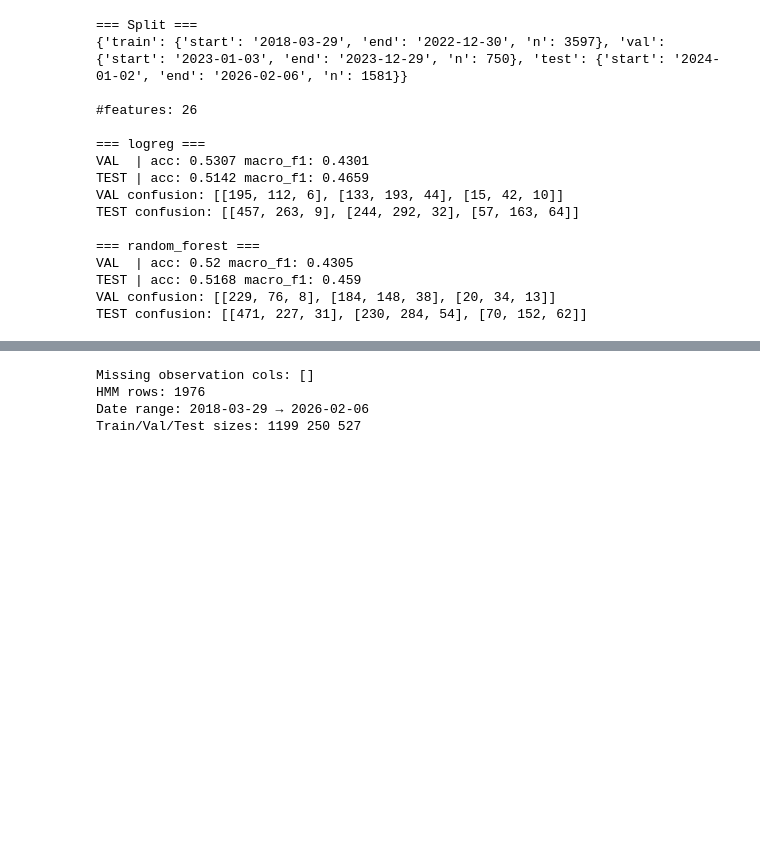
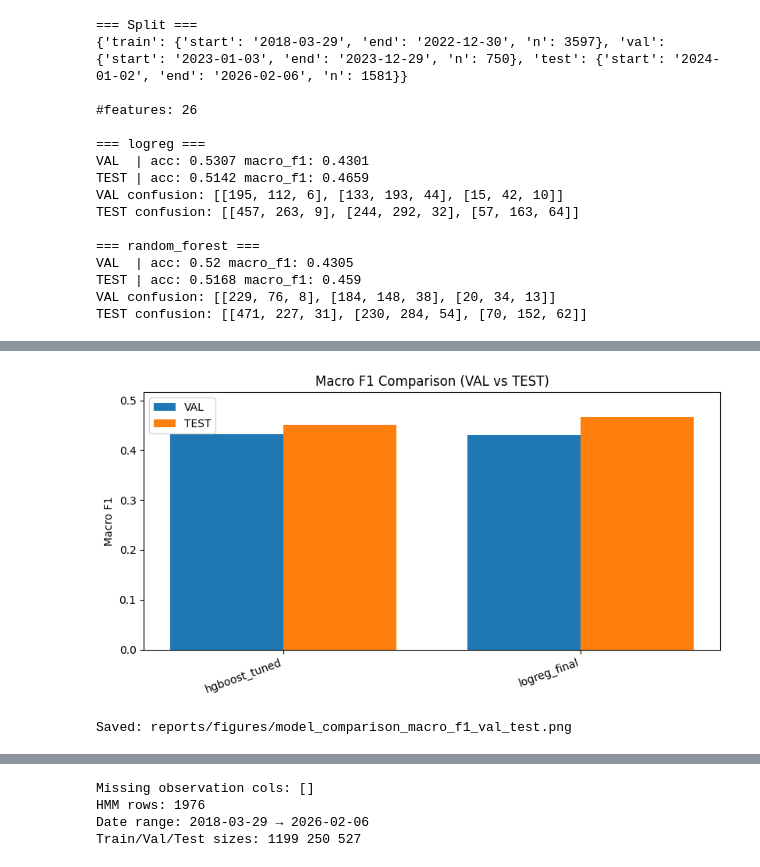
Before and after one commit to Tanzim-Chowdhury/SIADS696-volatility-regime-modeling, a Jupyter notebook: notebooks/01_pipeline.ipynb, the cells around one changed output, grey strips where cells are left out. Saved outputs shown, nothing was run; the diff lists cells and outputs as text; code cells hidden in the pictures; blank space fills up the shorter version.

```diff
--- a/notebooks/01_pipeline.ipynb
+++ b/notebooks/01_pipeline.ipynb
@@ -643,0 +1047,55 @@ plt.show()
+# %%
+import numpy as np
+import matplotlib.pyplot as plt
+
+models = df_comp["model"].tolist()
+val_f1 = df_comp["val_macro_f1"].astype(float).values
+test_f1 = df_comp["test_macro_f1"].astype(float).values
+
+x = np.arange(len(models))
+w = 0.38
+
+plt.figure(figsize=(8.2, 4.4))
+plt.bar(x - w/2, val_f1, width=w, label="VAL")
+plt.bar(x + w/2, test_f1, width=w, label="TEST")
+plt.xticks(x, models, rotation=20, ha="right")
+plt.ylabel("Macro F1")
+plt.title("Macro F1 Comparison (VAL vs TEST)")
+plt.ylim(0, max(val_f1.max(), test_f1.max()) + 0.05)
+plt.legend()
+plt.tight_layout()
+plt.show()
+# %% [output]
+[figure, added]
+# %%
+import os
+import numpy as np
+import matplotlib.pyplot as plt
+
+OUT_DIR = "reports/figures"
+os.makedirs(OUT_DIR, exist_ok=True)
+
+models = df_comp["model"].tolist()
+val_f1 = df_comp["val_macro_f1"].astype(float).values
+test_f1 = df_comp["test_macro_f1"].astype(float).values
+
+x = np.arange(len(models))
+w = 0.38
+
+plt.figure(figsize=(8.2, 4.4))
+plt.bar(x - w/2, val_f1, width=w, label="VAL")
+plt.bar(x + w/2, test_f1, width=w, label="TEST")
+plt.xticks(x, models, rotation=20, ha="right")
+plt.ylabel("Macro F1")
+plt.title("Macro F1 Comparison (VAL vs TEST)")
+plt.ylim(0, max(val_f1.max(), test_f1.max()) + 0.05)
+plt.legend()
+plt.tight_layout()
+
+out_path = os.path.join(OUT_DIR, "model_comparison_macro_f1_val_test.png")
+plt.savefig(out_path, dpi=200)
+plt.close()
+
+print("Saved:", out_path)
+# %% [output]
+Saved: reports/figures/model_comparison_macro_f1_val_test.png
```
Also changed, not shown: parts of 100 cells of this notebook.
